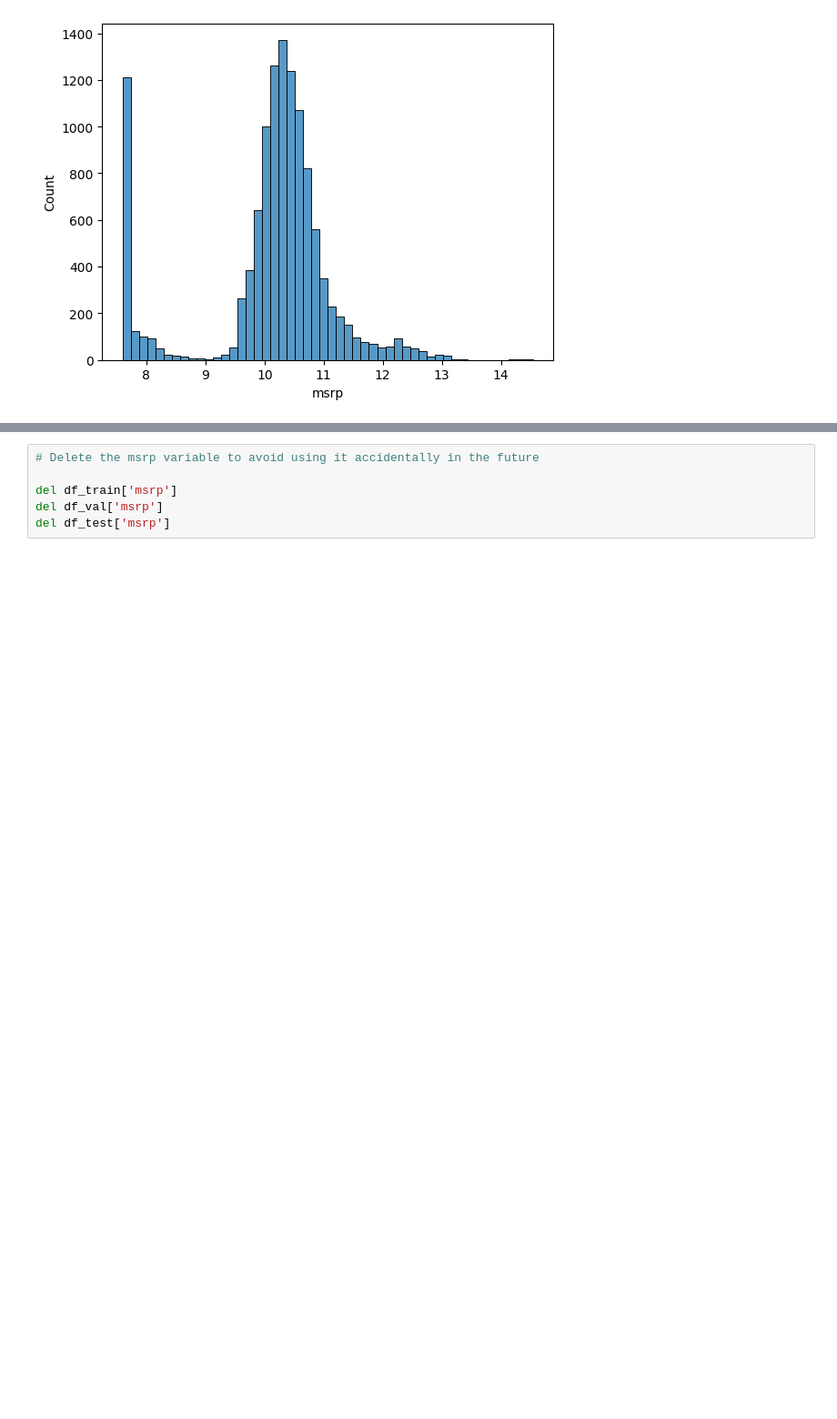
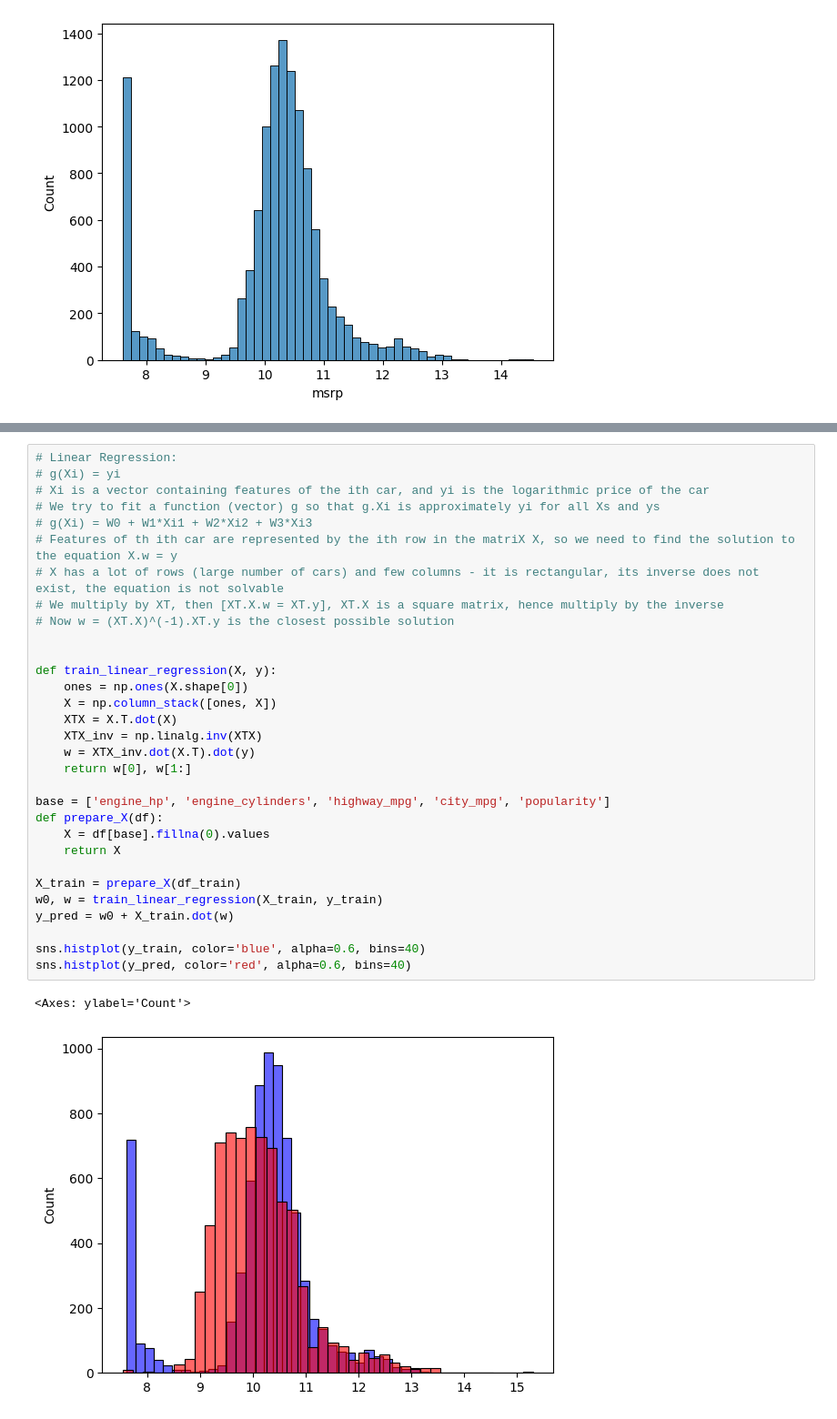
Before and after one commit to divinePizza/ML-Projects, a Jupyter notebook: 02-car_price_prediction/data_prep.ipynb, the cells around one changed output, grey strips where cells are left out. Shown at 91% size. Saved outputs shown, nothing was run; the diff lists cells and outputs as text; blank space fills up the shorter version.

```diff
--- a/02-car_price_prediction/data_prep.ipynb
+++ b/02-car_price_prediction/data_prep.ipynb
@@ -108,6 +106,34 @@ y_test = np.log1p(df_test.msrp.values)
-# %%
-# Delete the msrp variable to avoid using it accidentally in the future
-
-del df_train['msrp']
-del df_val['msrp']
-del df_test['msrp']
+# %%
+# Linear Regression:
+# g(Xi) = yi
+# Xi is a vector containing features of the ith car, and yi is the logarithmic price of the car
+# We try to fit a function (vector) g so that g.Xi is approximately yi for all Xs and ys
+# g(Xi) = W0 + W1*Xi1 + W2*Xi2 + W3*Xi3
+# Features of th ith car are represented by the ith row in the matriX X, so we need to find the solution to the equation X.w = y
+# X has a lot of rows (large number of cars) and few columns - it is rectangular, its inverse does not exist, the equation is not solvable
+# We multiply by XT, then [XT.X.w = XT.y], XT.X is a square matrix, hence multiply by the inverse
+# Now w = (XT.X)^(-1).XT.y is the closest possible solution
+
+
+def train_linear_regression(X, y):
+    ones = np.ones(X.shape[0])
+    X = np.column_stack([ones, X])
+    XTX = X.T.dot(X)
+    XTX_inv = np.linalg.inv(XTX)
+    w = XTX_inv.dot(X.T).dot(y)
+    return w[0], w[1:]
+
+base = ['engine_hp', 'engine_cylinders', 'highway_mpg', 'city_mpg', 'popularity']
+def prepare_X(df):
+    X = df[base].fillna(0).values
+    return X
+
+X_train = prepare_X(df_train)
+w0, w = train_linear_regression(X_train, y_train)
+y_pred = w0 + X_train.dot(w)
+
+sns.histplot(y_train, color='blue', alpha=0.6, bins=40)
+sns.histplot(y_pred, color='red', alpha=0.6, bins=40)
+# %% [output]
+<Axes: ylabel='Count'>
+[figure, added]
```
Also changed, not shown: parts of 9 cells of this notebook.
